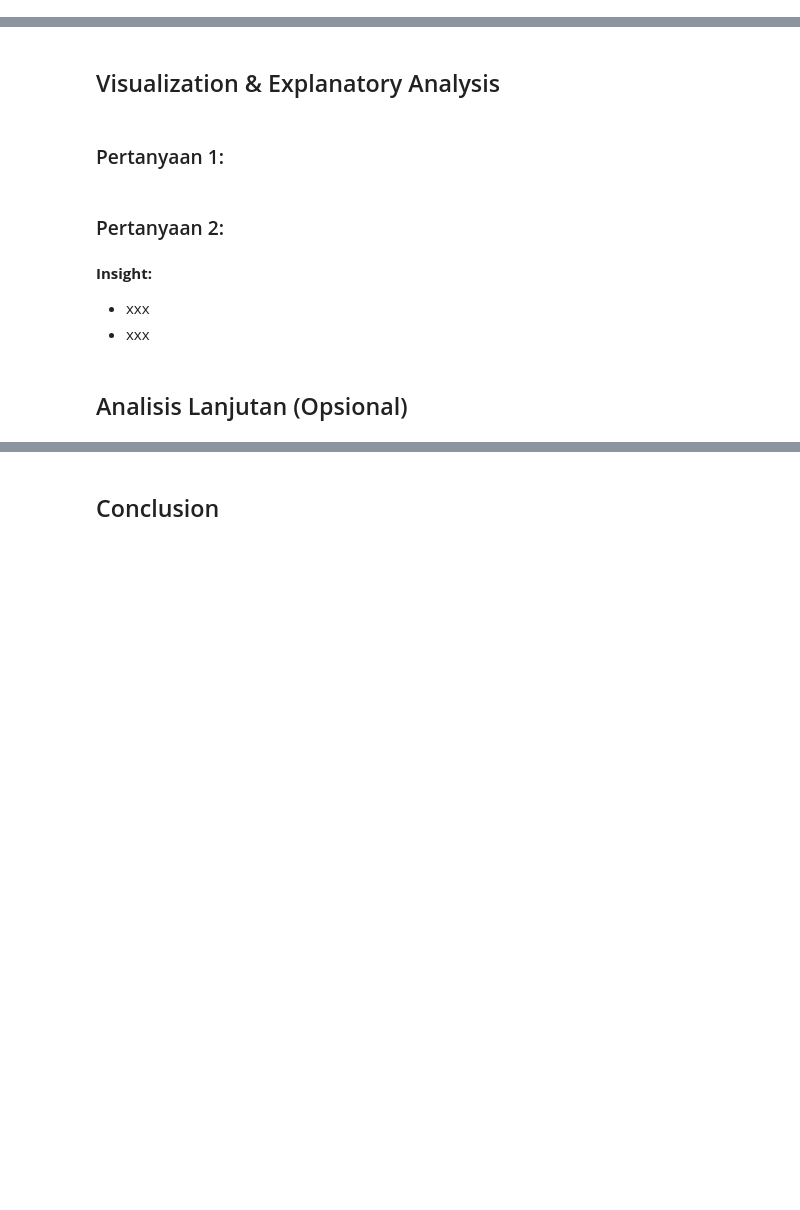
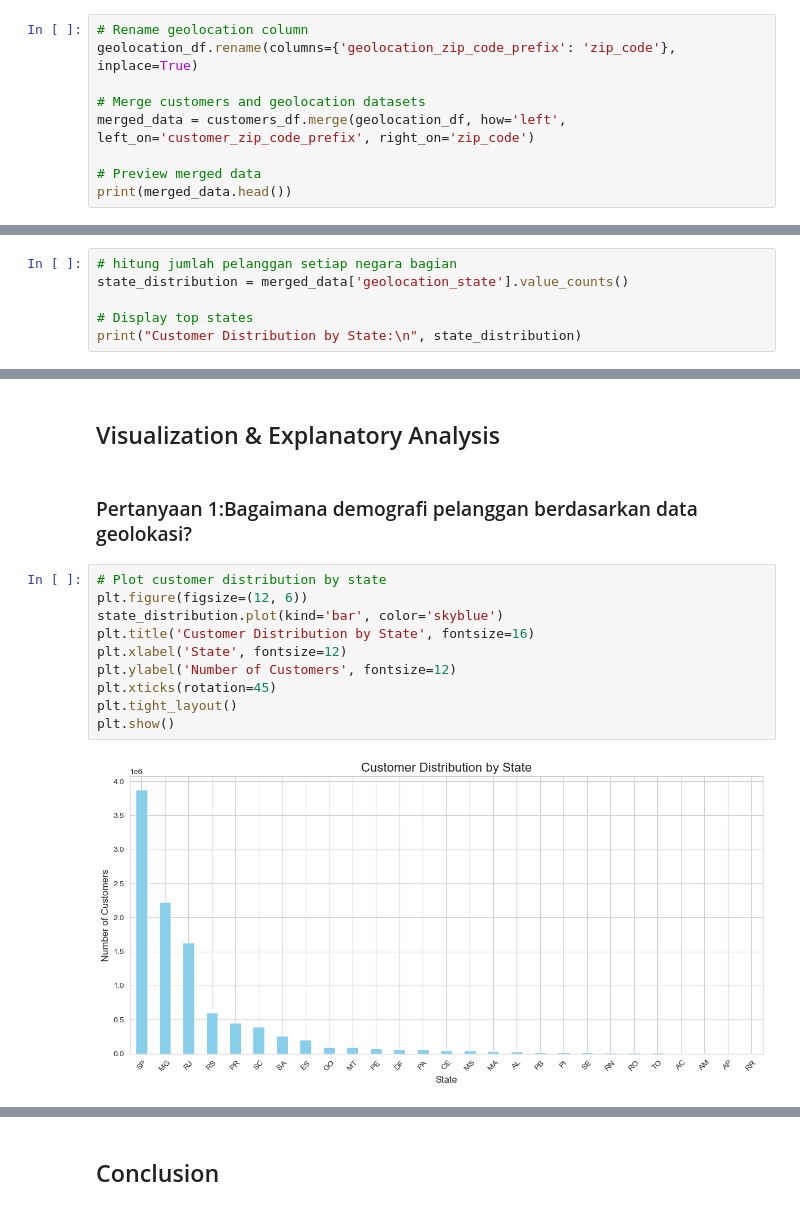
Before and after one commit to sofviyaa/PythonDataAnalyst, a Jupyter notebook: Proyek_Analisis_Data.ipynb, the cells around one changed output, grey strips where cells are left out. Cells and saved outputs as stored; diff of their text form; blank space fills up the shorter version.

```diff
--- a/Proyek_Analisis_Data.ipynb
+++ b/Proyek_Analisis_Data.ipynb
@@ -504,0 +601,9 @@ dtype: int64
+# %%
+# Rename geolocation column
+geolocation_df.rename(columns={'geolocation_zip_code_prefix': 'zip_code'}, inplace=True)
+
+# Merge customers and geolocation datasets
+merged_data = customers_df.merge(geolocation_df, how='left', left_on='customer_zip_code_prefix', right_on='zip_code')
+
+# Preview merged data
+print(merged_data.head())
@@ -504,0 +633,6 @@ dtype: int64
+# %%
+# hitung jumlah pelanggan setiap negara bagian
+state_distribution = merged_data['geolocation_state'].value_counts()
+
+# Display top states
+print("Customer Distribution by State:\n", state_distribution)
@@ -505,12 +768,16 @@ dtype: int64
 # %% [markdown]
 ## Visualization & Explanatory Analysis
 # %% [markdown]
-### Pertanyaan 1:
+### Pertanyaan 1:Bagaimana demografi pelanggan berdasarkan data geolokasi?
-# %% [markdown]
-### Pertanyaan 2:
-# %% [markdown]
-**Insight:**
-- xxx
-- xxx
-# %% [markdown]
-## Analisis Lanjutan (Opsional)
+# %%
+# Plot customer distribution by state
+plt.figure(figsize=(12, 6))
+state_distribution.plot(kind='bar', color='skyblue')
+plt.title('Customer Distribution by State', fontsize=16)
+plt.xlabel('State', fontsize=12)
+plt.ylabel('Number of Customers', fontsize=12)
+plt.xticks(rotation=45)
+plt.tight_layout()
+plt.show()
+# %% [output]
+[figure, added]
```
Also changed, not shown: parts of 39 cells of this notebook.
